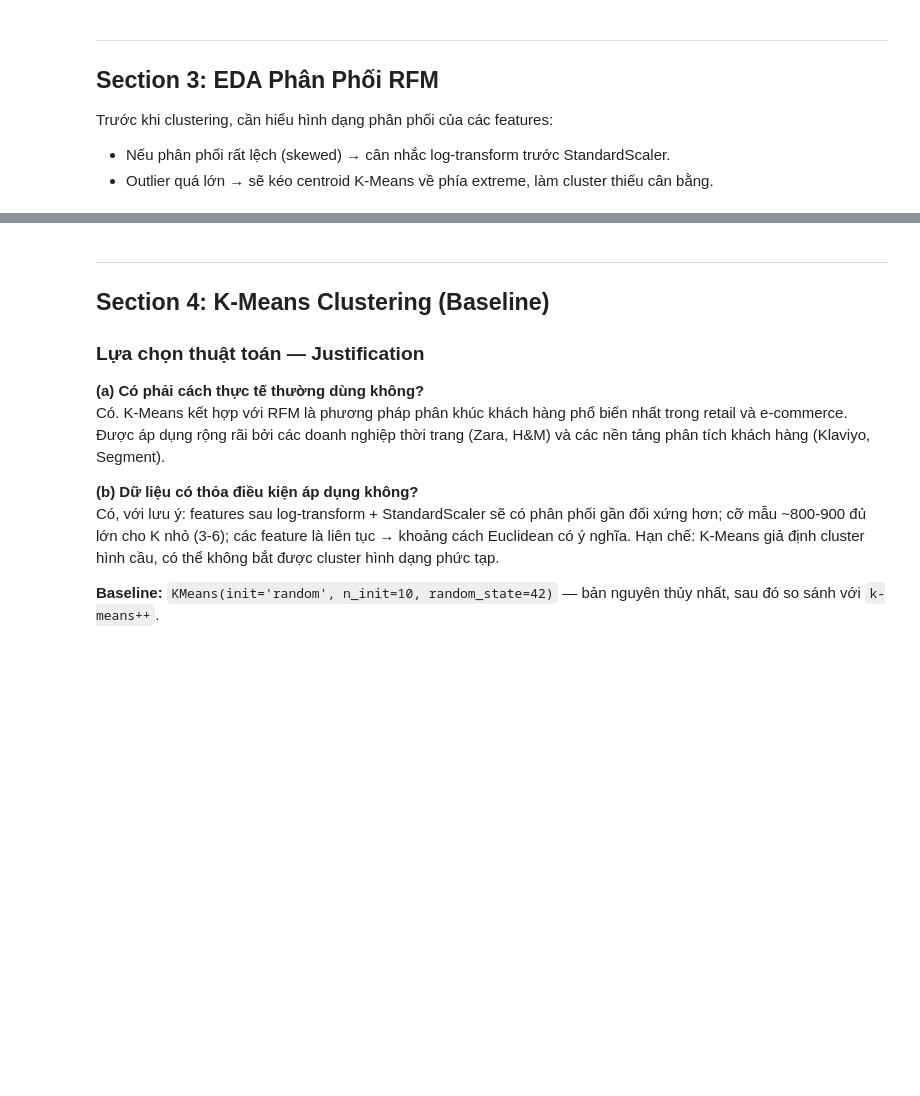
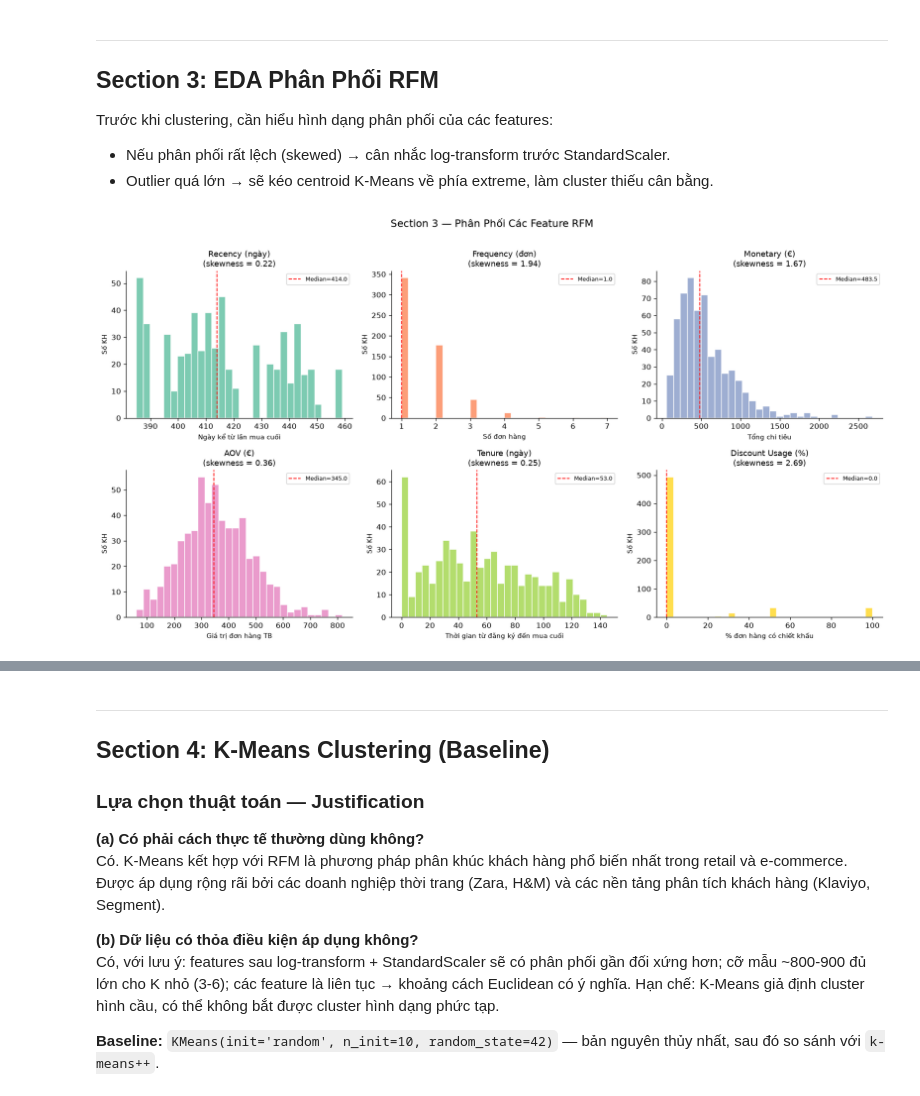
Before and after one commit to kung-da/european-fashion, a Jupyter notebook: notebooks/05_customer_segmentation.ipynb, the cells around one changed output, grey strips where cells are left out. Drawn from its saved outputs; the diff is of its cells as text; code cells hidden in the pictures; blank space fills up the shorter version.

Commit message:
feat: add customer segmentation analysis notebook with RFM feature engineering and clustering pipeline

```diff
--- a/notebooks/05_customer_segmentation.ipynb
+++ b/notebooks/05_customer_segmentation.ipynb
@@ -112,8 +128,8 @@ date_range_df = pd.read_sql(
         MIN(dd.full_date)                                      AS min_sale_date,
         MAX(dd.full_date)                                      AS max_sale_date,
         MAX(dd.full_date) - MIN(dd.full_date)                  AS date_span_days,
-        CURRENT_DATE                                           AS analysis_date,
-        CURRENT_DATE - MAX(dd.full_date)                       AS days_since_last_sale
+        MAX(dd.full_date) + INTERVAL '1 day'                  AS snapshot_date,
+        MAX(dd.full_date) + INTERVAL '1 day' - MIN(dd.full_date) AS days_since_last_sale
     FROM dwh.fact_order fo
     JOIN dwh.dim_date   dd ON fo.sale_date_key = dd.date_key;
     """,
@@ -325,29 +446,31 @@ Trước khi clustering, cần hiểu hình dạng phân phối của các featu
 # %%
 # ── 3.1. Histogram phân phối R, F, M ───────────────────────────────────────
 fig, axes = plt.subplots(2, 3, figsize=(15, 8))
 feature_configs = [
     ("recency_days",      "Recency (ngày)",      "Ngày kể từ lần mua cuối"),
     ("frequency",         "Frequency (đơn)",     "Số đơn hàng"),
     ("monetary",          "Monetary (€)",         "Tổng chi tiêu"),
     ("avg_order_value",   "AOV (€)",              "Giá trị đơn hàng TB"),
     ("tenure_days",       "Tenure (ngày)",        "Thời gian từ đăng ký đến mua cuối"),
     ("discount_usage_pct", "Discount Usage (%)",  "% đơn hàng có chiết khấu"),
 ]
 colors = sns.color_palette(PALETTE, 6)
 
 for ax, (col, title, xlabel), color in zip(axes.flatten(), feature_configs, colors):
     data = rfm_df[col].dropna()
     skew = data.skew()
     ax.hist(data, bins=30, color=color, edgecolor="white", alpha=0.85)
     ax.set_title(f"{title}\n(skewness = {skew:.2f})", fontsize=11)
     ax.set_xlabel(xlabel, fontsize=9)
     ax.set_ylabel("Số KH", fontsize=9)
     ax.axvline(data.median(), color="red", linestyle="--", linewidth=1.2, label=f"Median={data.median():.1f}")
     ax.legend(fontsize=8)
 
-fig.suptitle("Section 3 — Phân Phối Các Feature RFM", fontsize=14, y=1.01)
-plt.tight_layout()
+fig.suptitle("Section 3 — Phân Phối Các Feature RFM", fontsize=14, y=0.99)
+plt.tight_layout(rect=[0, 0, 1, 0.95])
 plt.show()
+# %% [output]
+[figure, added]
 # %%
 # ── 3.2. Correlation matrix R-F-M ──────────────────────────────────────────
 rfm_corr = rfm_df[["recency_days", "frequency", "monetary", "avg_order_value",
```
Also changed, not shown: parts of 28 cells of this notebook.
